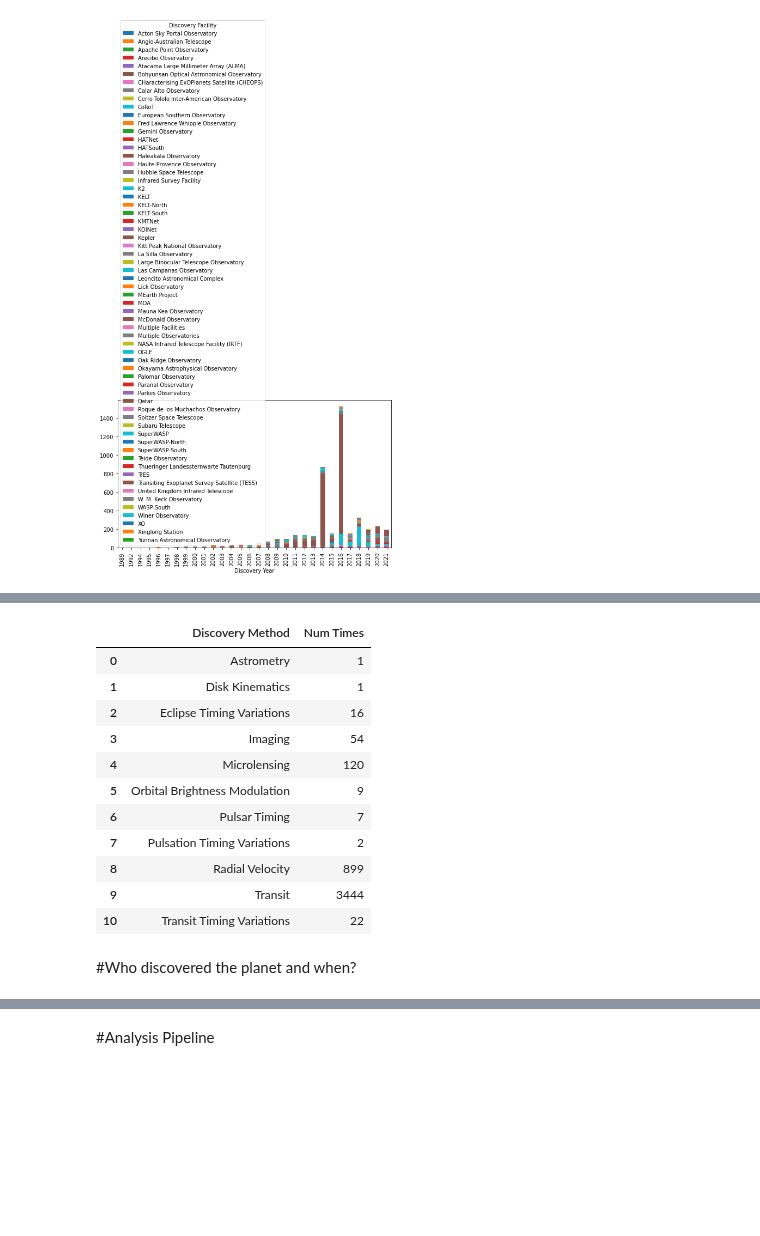
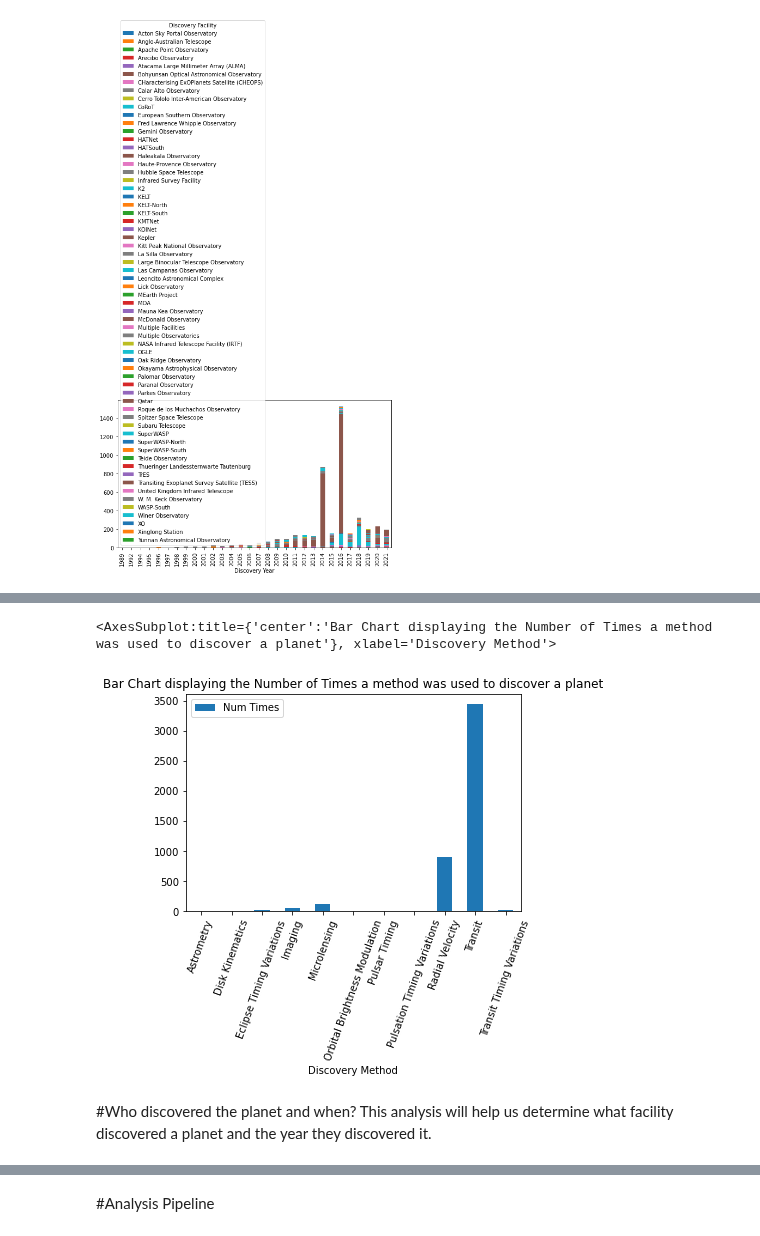
Before and after one commit to ubco-W2022T1-cosc301/project-group35, a Jupyter notebook: notebooks/analysis2.ipynb, the cells around one changed output, grey strips where cells are left out. Drawn from its saved outputs; the diff is of its cells as text; code cells hidden in the pictures; blank space fills up the shorter version.

```diff
--- a/notebooks/analysis2.ipynb
+++ b/notebooks/analysis2.ipynb
@@ -81,32 +90,25 @@ df17.to_csv('d5.csv',index=False)
 # %%
 import pandas as pd
 df = pd.read_csv("../data/raw/DataOriginal.csv")
 
 
 discover1 = ['Discovery Method','Planet Name']
 df19 = df[discover1]
 
 df19.head()
 
 df20 = df19.groupby('Discovery Method').count()
 df21=df20.rename(columns={'Planet Name':'Num Times'})
 df21.reset_index(inplace=True)
 df21
+
+df21.plot.bar(x="Discovery Method", y="Num Times",rot=70, title="Bar Chart displaying the Number of Times a method was used to discover a planet")
 # %% [output]
-|  | Discovery Method | Num Times |
-| 0 | Astrometry | 1 |
-| 1 | Disk Kinematics | 1 |
-| 2 | Eclipse Timing Variations | 16 |
-| 3 | Imaging | 54 |
-| 4 | Microlensing | 120 |
-| 5 | Orbital Brightness Modulation | 9 |
-| 6 | Pulsar Timing | 7 |
-| 7 | Pulsation Timing Variations | 2 |
-| 8 | Radial Velocity | 899 |
-| 9 | Transit | 3444 |
-| 10 | Transit Timing Variations | 22 |
+<AxesSubplot:title={'center':'Bar Chart displaying the Number of Times a method was used to discover a planet'}, xlabel='Discovery Method'>
+[figure, added]
 # %% [markdown]
 #Who discovered the planet and when?
+This analysis will help us determine what facility discovered a planet and the year they discovered it.
 # %%
 import pandas as pd
 df = pd.read_csv("../data/raw/DataOriginal.csv")
```
Also changed, not shown: parts of 12 cells of this notebook, 2 other files.
